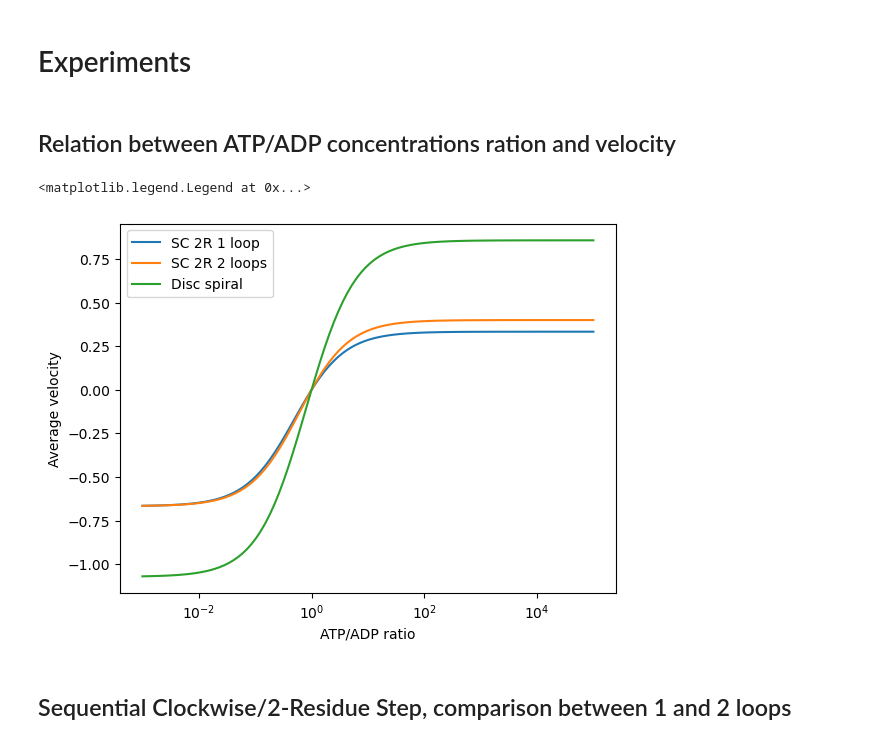
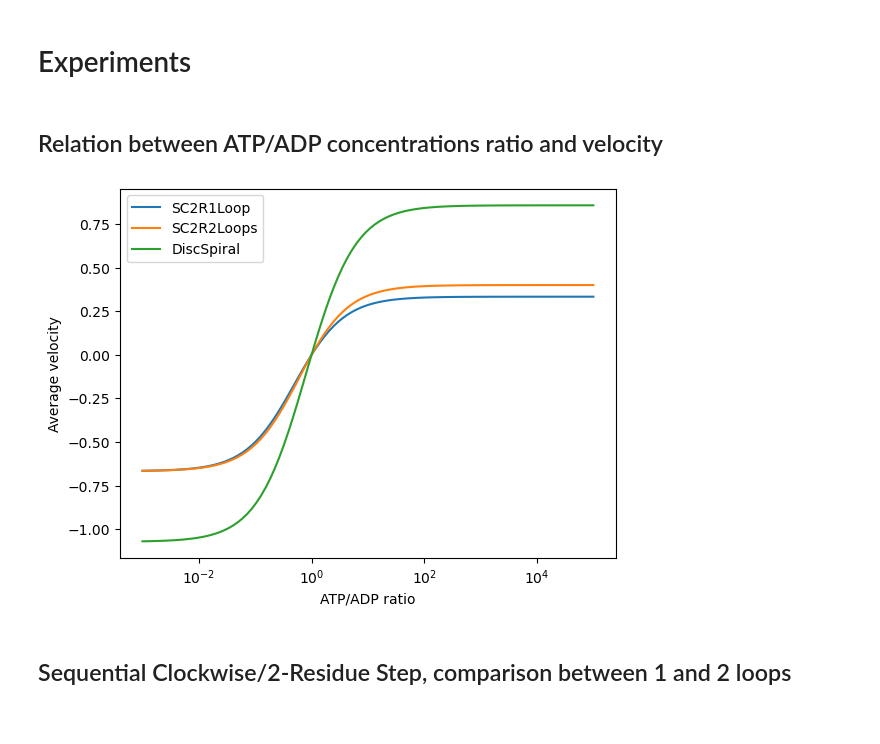
Before and after one commit to antmaier/Projet-de-Master, a Jupyter notebook: UnderstandingGillespieAlgorithm.ipynb, the cells around one changed output. Saved outputs shown, nothing was run; the diff lists cells and outputs as text; code cells hidden in the pictures.

```diff
--- a/UnderstandingGillespieAlgorithm.ipynb
+++ b/UnderstandingGillespieAlgorithm.ipynb
@@ -627,9 +652,3 @@ class DiscSpiral(TranslocationModel):
 ### 1 loop
 
 ![](SC_2R_1_loop_kinetic_scheme.jpg)
-# %%
-model = DiscSpiral()
-# Get all attributes of the kinetic scheme
-print(model.kinetic_scheme.edges(data=True))
-model.ATP_ADP_ratio = 20
-print(model.kinetic_scheme.edges(data=True))
@@ -691,37 +707,25 @@ plt.show()
 # %% [markdown]
 # Experiments
 # %% [markdown]
-## Relation between ATP/ADP concentrations ration and velocity
+## Relation between ATP/ADP concentrations ratio and velocity
 # %%
-SC_2R_1_loop = SC2R1Loop()
-SC_2R_2_loops = SC2R2Loops()
-disc_spiral = DiscSpiral()
-# One roder of magnitude around the equilibrium ATP/ADP ratio
+models = [SC2R1Loop(), SC2R2Loops(), DiscSpiral()]
 ratios = np.logspace(-3, 5, 100) * SC_2R_1_loop.equilibrium_ATP_ADP_ratio
-velocities_SC_2R_1_loop = []
-velocities_SC_2R_2_loops = []
-velocities_disc_spiral = []
+velocities = {model: [] for model in models}
 for ratio in ratios:
-    SC_2R_1_loop.ATP_ADP_ratio = ratio
-    SC_2R_1_loop.update_kinetic_scheme_attributes()
-    velocities_SC_2R_1_loop.append(SC_2R_1_loop.average_velocity())
-    SC_2R_2_loops.ATP_ADP_ratio = ratio
-    SC_2R_2_loops.update_kinetic_scheme_attributes()
-    velocities_SC_2R_2_loops.append(SC_2R_2_loops.average_velocity())
-    disc_spiral.ATP_ADP_ratio = ratio
-    disc_spiral.update_kinetic_scheme_attributes()
-    velocities_disc_spiral.append(disc_spiral.average_velocity())
+    for model in models:
+        model.ATP_ADP_ratio = ratio
+        velocities[model].append(model.average_velocity())
 
-plt.plot(ratios, velocities_SC_2R_1_loop, label="SC 2R 1 loop")
-plt.plot(ratios, velocities_SC_2R_2_loops, label="SC 2R 2 loops")
-plt.plot(ratios, velocities_disc_spiral, label="Disc spiral")
+for model in models:
+    plt.plot(ratios, velocities[model], label=model.__class__.__name__)
 plt.xscale('log')
 plt.xlabel("ATP/ADP ratio")
 plt.ylabel("Average velocity")
 plt.legend()
+plt.show()
 # %% [output]
-<matplotlib.legend.Legend at 0x...>
-[figure, old version]
+[figure, new version]
 # %% [markdown]
 ## Sequential Clockwise/2-Residue Step, comparison between 1 and 2 loops
 # %%
```
Also changed, not shown: parts of 8 cells of this notebook.
